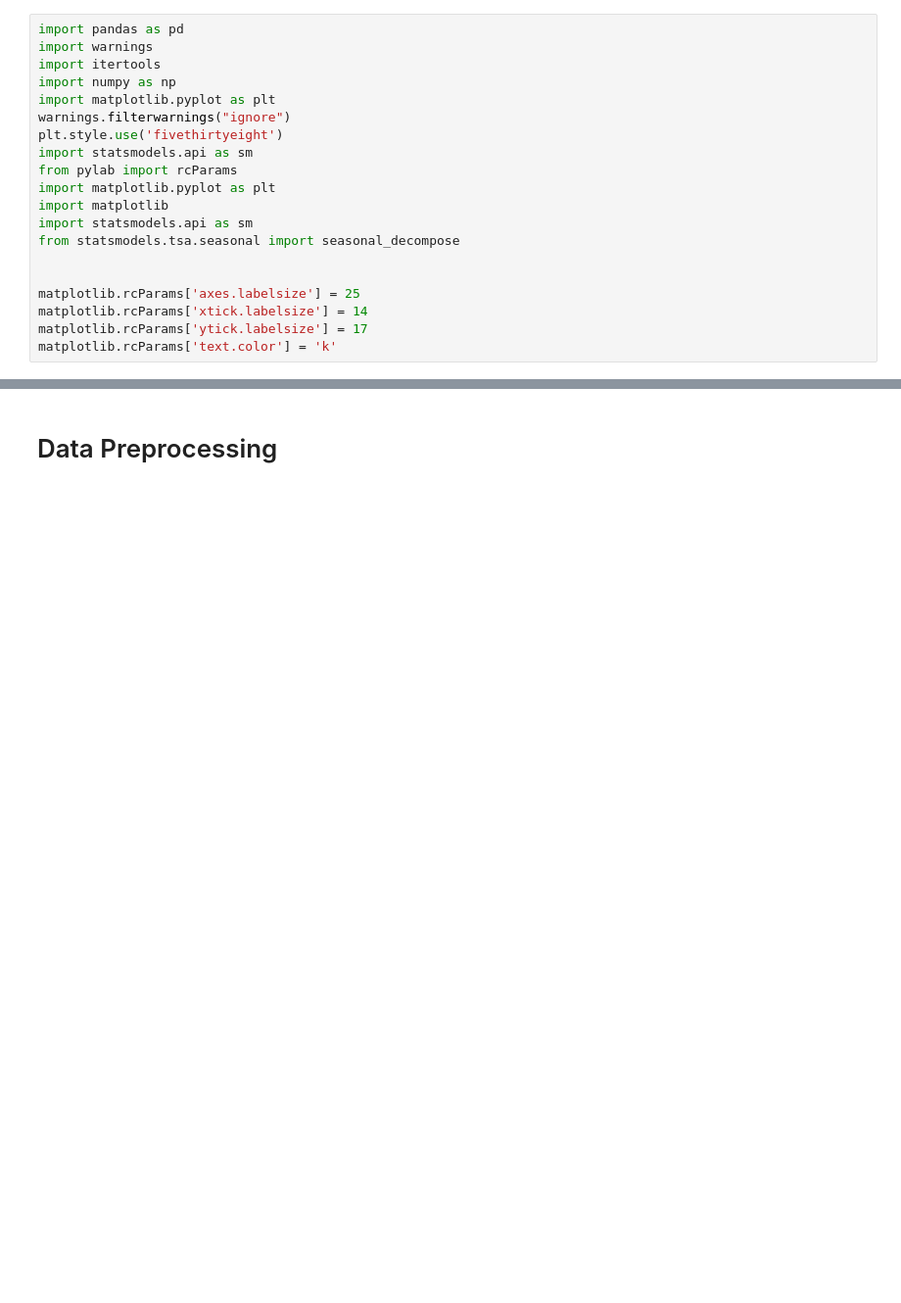
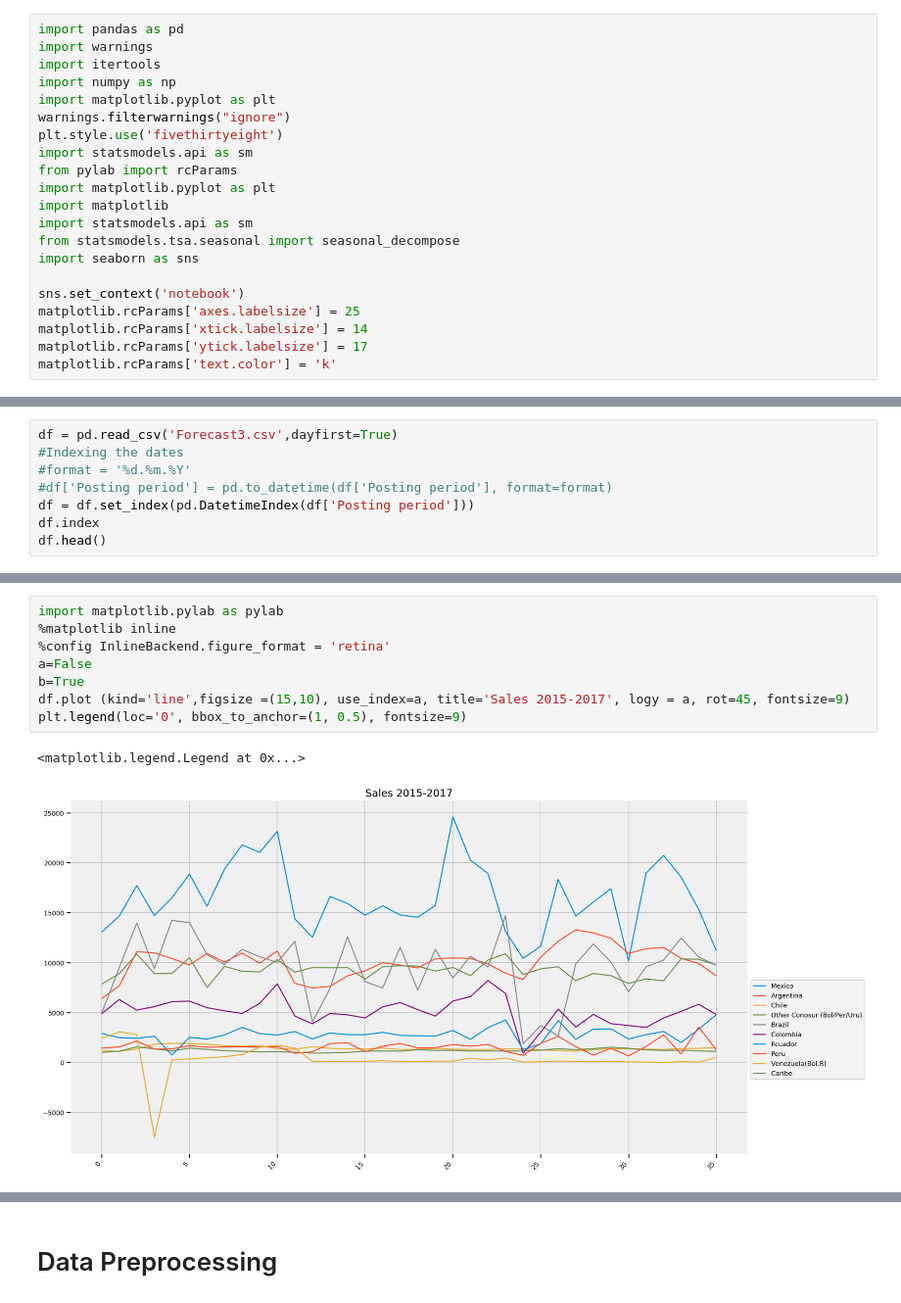
Before and after one commit to erg0-0/TimeSeries, a Jupyter notebook: Forecast 2019/Forecast_sales_prediction.ipynb, the cells around one changed output, grey strips where cells are left out. Shown at 98% size. Saved outputs shown, nothing was run; the diff lists cells and outputs as text; blank space fills up the shorter version.

```diff
--- a/Forecast 2019/Forecast_sales_prediction.ipynb
+++ b/Forecast 2019/Forecast_sales_prediction.ipynb
@@ -12,8 +12,9 @@ import matplotlib.pyplot as plt
 import matplotlib
 import statsmodels.api as sm
 from statsmodels.tsa.seasonal import seasonal_decompose
+import seaborn as sns
 
-
+sns.set_context('notebook')
 matplotlib.rcParams['axes.labelsize'] = 25
 matplotlib.rcParams['xtick.labelsize'] = 14
 matplotlib.rcParams['ytick.labelsize'] = 17
@@ -24,0 +22,8 @@ df.set_index('Posting period', inplace=True)
+# %%
+df = pd.read_csv('Forecast3.csv',dayfirst=True)
+#Indexing the dates
+#format = '%d.%m.%Y'
+#df['Posting period'] = pd.to_datetime(df['Posting period'], format=format)
+df = df.set_index(pd.DatetimeIndex(df['Posting period']))
+df.index
+df.head()
@@ -82,0 +49,11 @@ plt.legend(loc='center left', bbox_to_anchor=(1, 0.5))
+# %%
+import matplotlib.pylab as pylab
+%matplotlib inline
+%config InlineBackend.figure_format = 'retina'
+a=False
+b=True
+df.plot (kind='line',figsize =(15,10), use_index=a, title='Sales 2015-2017', logy = a, rot=45, fontsize=9)
+plt.legend(loc='0', bbox_to_anchor=(1, 0.5), fontsize=9)
+# %% [output]
+<matplotlib.legend.Legend at 0x...>
+[figure, added]
```
Also changed, not shown: parts of 13 cells of this notebook, 1 other file.
